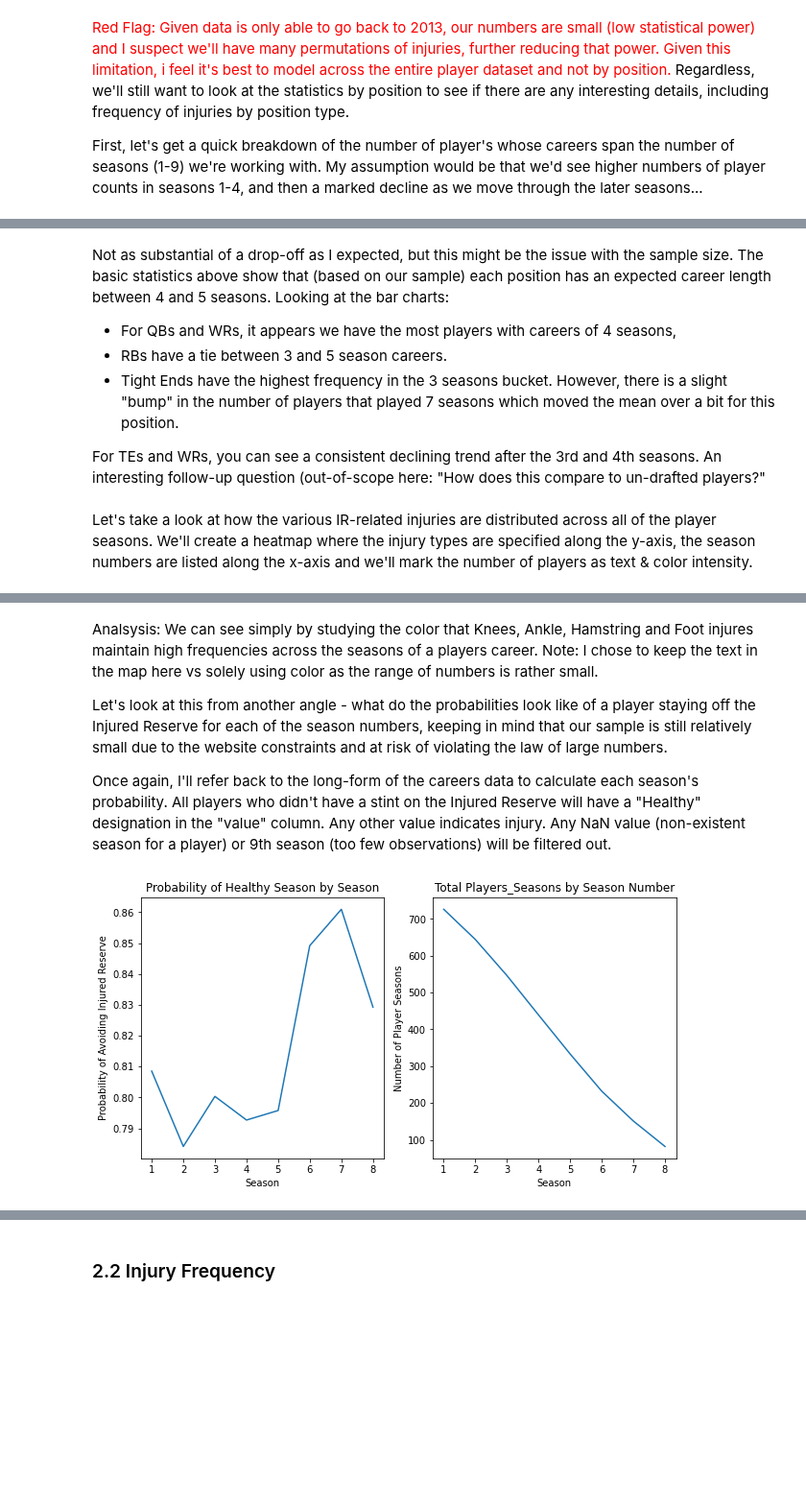
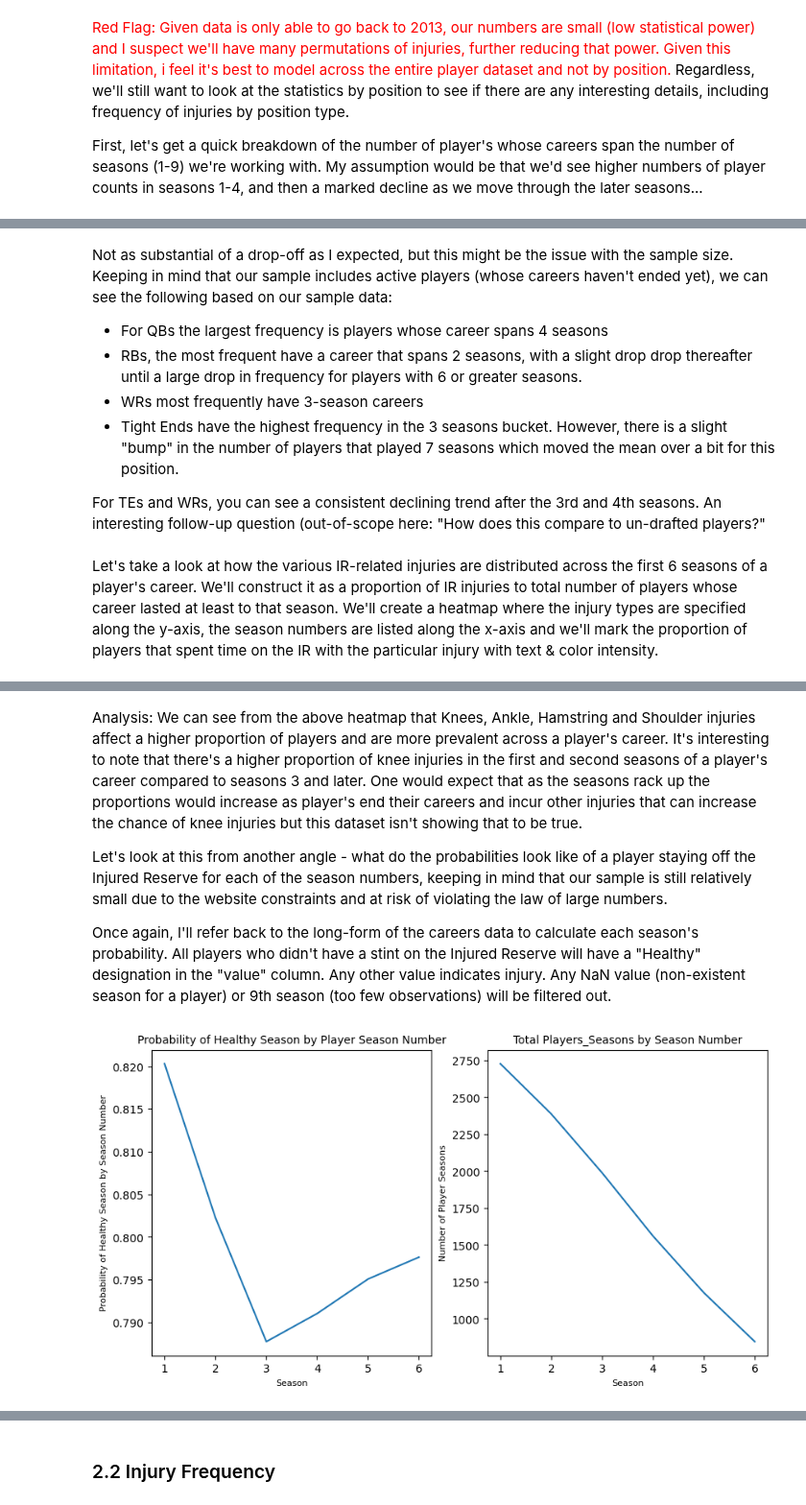
Before and after one commit to djboudia/Gridiron-Gurneys, a Jupyter notebook: 02_EDA_Model_Development.ipynb, the cells around one changed output, grey strips where cells are left out. Shown at 96% size. Cells and saved outputs as stored; diff of their text form; code cells hidden in the pictures; blank space fills up the shorter version.

Commit message:
Updated Notebooks for additional analysis
Several updates to Notebooks 1 and 2.

```diff
--- a/02_EDA_Model_Development.ipynb
+++ b/02_EDA_Model_Development.ipynb
@@ -69,4 +88,4 @@ career_len_counts = maxes.groupby(['position','variable'])[['player']].count().r
 # spanned the corresponding number of seasons is the value in the cell.  Index by position.
 career_len_counts = career_len_counts.pivot(index='position', columns='variable', values='player')
 
-career_len_counts
+fant_career_counts = career_len_counts[career_len_counts.index.isin(['QB','WR','RB','TE'])]
@@ -80,5 +92,5 @@ career_len_counts
 # %%
-for idx, position in enumerate(career_len_counts.index):
-    values = career_len_counts.iloc[idx].values
+for idx, position in enumerate(fant_career_counts.index):
+    values = fant_career_counts.iloc[idx].values
     print(values)
 # %% [output]
@@ -90,10 +102,10 @@ for idx, position in enumerate(career_len_counts.index):
 fig, axes = plt.subplots(2, 2, sharex=True, sharey=False, figsize=(20,12))
 
 axes = axes.flatten()
-for idx, position in enumerate(career_len_counts.index):
-    values = career_len_counts.iloc[idx]
-    x = career_len_counts.columns
+for idx, position in enumerate(fant_career_counts.index):
+    values = fant_career_counts.iloc[idx]
+    x = fant_career_counts.columns
     axes[idx].bar(x,values)
-    axes[idx].set_title(position.upper())
+    axes[idx].set_title(position.upper() + " Histogram")
 plt.show()
 # %% [output]
@@ -101,12 +113,16 @@ plt.show()
 # %% [markdown]
-Not as substantial of a drop-off as I expected, but this might be the issue with the sample size. The basic statistics above show that (based on our sample) each position has an expected career length between 4 and 5 seasons. Looking at the bar charts:
-   - For QBs and WRs, it appears we have the most players with careers of 4 seasons,
-   - RBs have a tie between 3 and 5 season careers.
+Not as substantial of a drop-off as I expected, but this might be the issue with the sample size. Keeping in mind that our sample includes active players (whose careers haven't ended yet), we can see the following based on our sample data:
+
+
+
+   - For QBs the largest frequency is players whose career spans 4 seasons
+   - RBs, the most frequent have a career that spans 2 seasons, with a slight drop drop thereafter until a large drop in frequency for players with 6 or greater seasons.
+   - WRs most frequently have 3-season careers
    - Tight Ends have the highest frequency in the 3 seasons bucket. However, there is a slight "bump" in the number of players that played 7 seasons which moved the mean over a bit for this position.
 
 For TEs and WRs, you can see a consistent declining trend after the 3rd and 4th seasons. An interesting follow-up question (out-of-scope here: "How does this compare to un-drafted players?"
 # %% [markdown]
-Let's take a look at how the various IR-related injuries are distributed across all of the player seasons.  We'll create a heatmap where the injury types are specified along the y-axis, the season numbers are listed along the x-axis and we'll mark the number of players as text & color intensity.
+Let's take a look at how the various IR-related injuries are distributed across the first 6 seasons of a player's career. We'll construct it as a proportion of IR injuries to total number of players whose career lasted at least to that season.  We'll create a heatmap where the injury types are specified along the y-axis, the season numbers are listed along the x-axis and we'll mark the proportion of players that spent time on the IR with the particular injury with text & color intensity.
 # %%
 import altair as alt
 
@@ -137,7 +174,7 @@ fullchart.properties(width=400,
 # %% [output]
 [interactive output not drawn]
 # %% [markdown]
-Analsysis: We can see simply by studying the color that Knees, Ankle, Hamstring and Foot injures maintain high frequencies across the seasons of a players career.  Note: I chose to keep the text in the map here vs solely using color as the range of numbers is rather small.
+Analysis: We can see from the above heatmap that Knees, Ankle, Hamstring and Shoulder injuries affect a higher proportion of players and are more prevalent across a player's career. It's interesting to note that there's a higher proportion of knee injuries in the first and second seasons of a player's career compared to seasons 3 and later. One would expect that as the seasons rack up the proportions would increase as player's end their careers and incur other injuries that can increase the chance of knee injuries but this dataset isn't showing that to be true.
 
 Let's look at this from another angle - what do the probabilities look like of a player staying off the Injured Reserve for each of the season numbers, keeping in mind that our sample is still relatively small due to the website constraints and at risk of violating the law of large numbers.
 
@@ -147,30 +184,42 @@ import seaborn as sns
 # %%
 
 def getProb(srs):
     return len([i for i in srs if i =='Healthy'])  / len(srs)
 
 
 # filter out seasons the player didn't play & season 9 since very few observations
 p_s = df_long[(df_long.value.isna()==False) &
-             (df_long.variable < 9)]
+             (df_long.variable <= 6)]
 
 # groupby and call our custom aggregate function and count
 data = p_s.groupby('variable')[['value']].agg([getProb,'count'])
 data.columns = ['prob','player_seasons']
+
+counts = {}
+for x in career.columns[2:8]:
+    counts[int(x)] = (len(career[career[x] == 'Healthy'])
+                      / len(career[career[x].notnull()]))
+
+
+
 
 
 
 fig, axes = plt.subplots(1,2, sharex=True, figsize=(10,5))
 axes.flatten() # this makes it easier to reference the specific axes
 # create the two plots
-sns.lineplot(x=data.index, y=data.prob, ax=axes[0])
-axes[0].set_title("Probability of Healthy Season by Player Season Number")
+# sns.lineplot(x=data.index, y=data.prob, ax=axes[0])
+
+
+sns.lineplot(x=counts.keys(), y=counts.values(), ax=axes[0])
+
+axes[0].set_title("Probability of Healthy Season by Player Season Number",fontsize=10)
 sns.lineplot(x=data.index, y=data.player_seasons, ax=axes[1])
-axes[0].set_xlabel("Season")
-axes[0].set_ylabel("Probability of Avoiding Injured Reserve")
-axes[1].set_title("Total Players_Seasons by Season Number");
-axes[1].set_xlabel("Season")
-axes[1].set_ylabel("Number of Player Seasons");
+axes[0].set_xlabel("Season",fontsize=8)
+axes[0].set_ylabel("Probability of Healthy Season by Season Number",fontsize=8)
+axes[1].set_title("Total Players_Seasons by Season Number",fontsize=10);
+axes[1].set_xlabel("Season",fontsize=8)
+axes[1].set_ylabel("Number of Player Seasons",fontsize=8);
 # %% [output]
-[figure, old version]
+[figure, new version]
 # %% [markdown]
```
Also changed, not shown: parts of 40 cells of this notebook, 13 other files.
